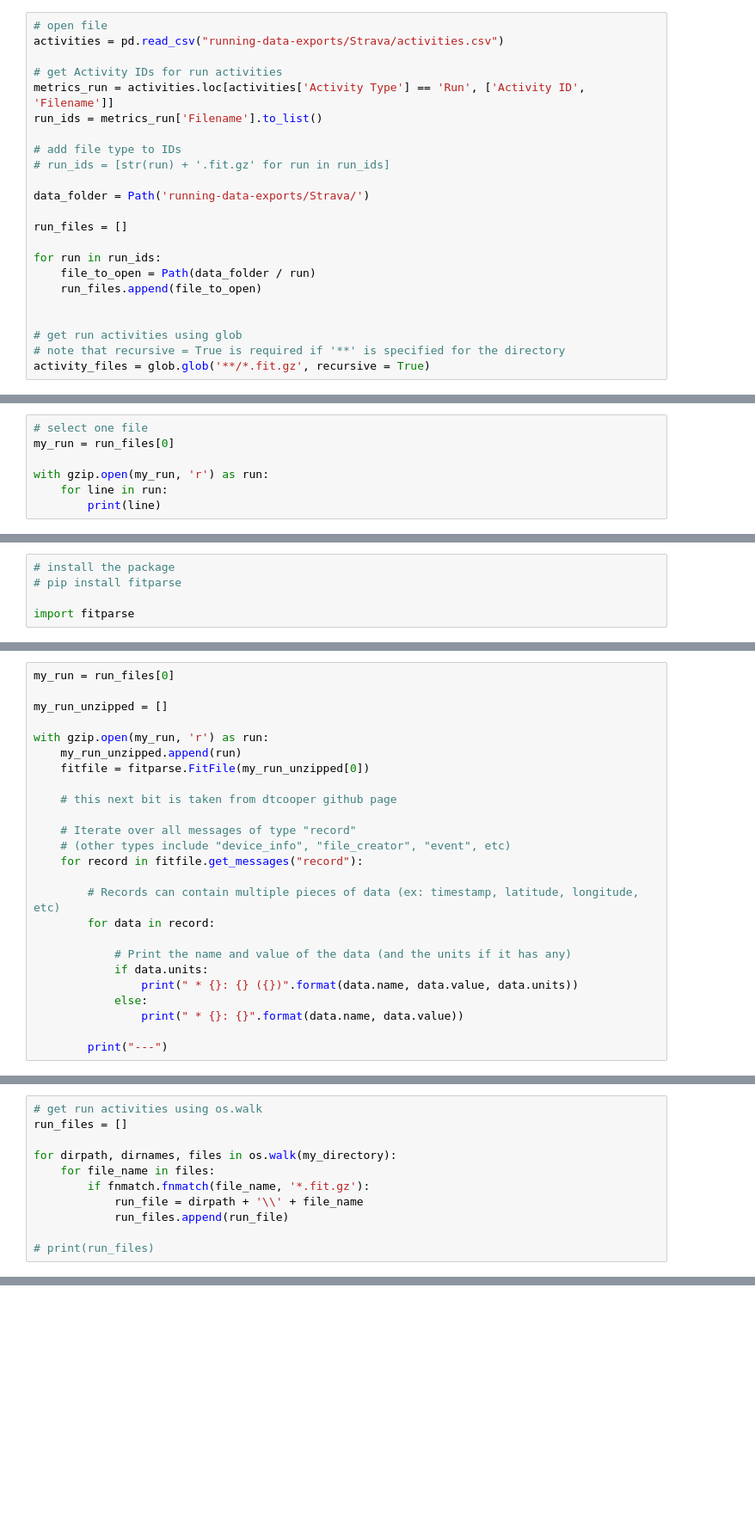
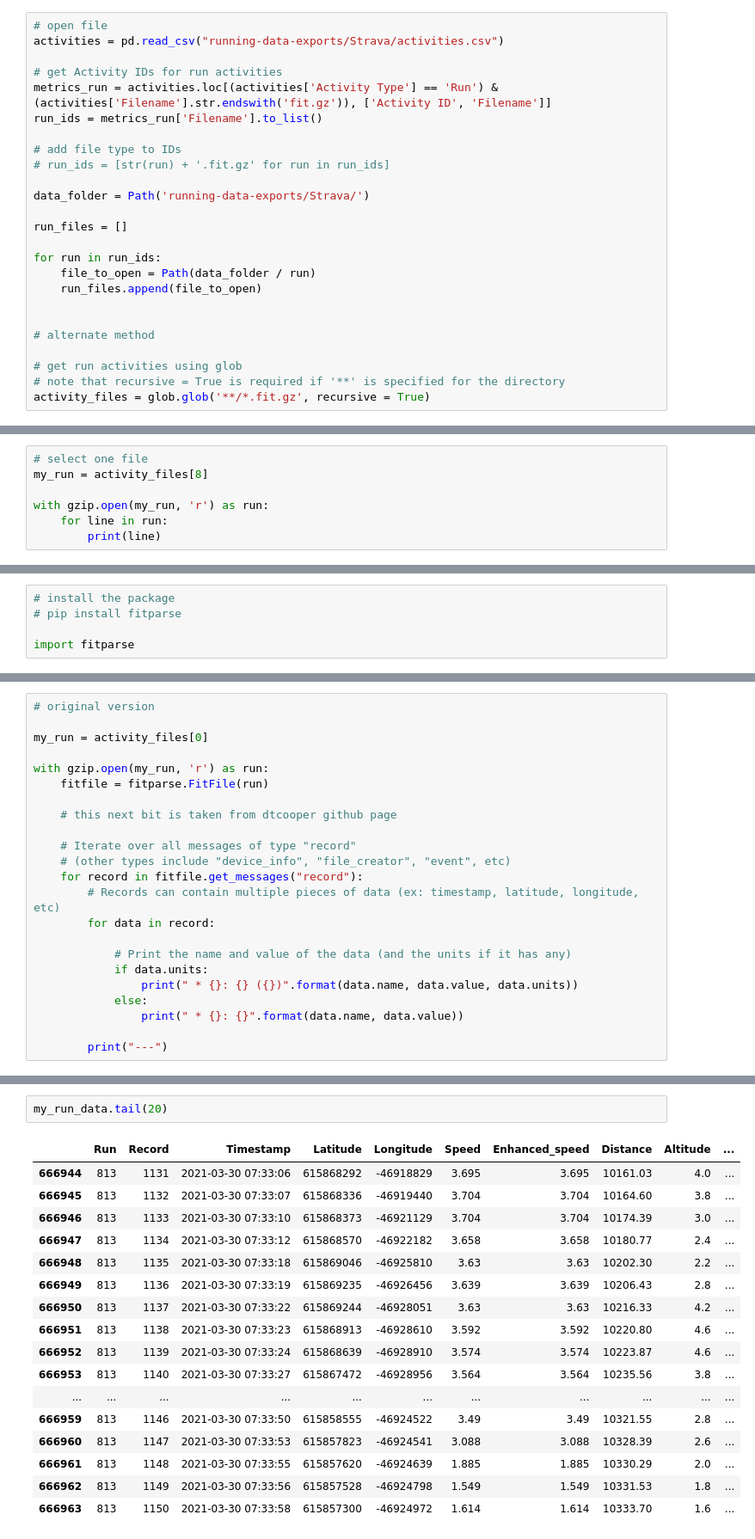
Before and after one commit to patricktudor/running, a Jupyter notebook: Running.ipynb, the cells around one changed output, grey strips where cells are left out. Shown at 86% size. Saved outputs shown, nothing was run; the diff lists cells and outputs as text; blank space fills up the shorter version.

Commit message:
getting run data into a dataframe

```diff
--- a/Running.ipynb
+++ b/Running.ipynb
@@ -41,7 +44,7 @@ First get a list of activities that are runs.
 activities = pd.read_csv("running-data-exports/Strava/activities.csv")
 
 # get Activity IDs for run activities
-metrics_run = activities.loc[activities['Activity Type'] == 'Run', ['Activity ID', 'Filename']]
+metrics_run = activities.loc[(activities['Activity Type'] == 'Run') & (activities['Filename'].str.endswith('fit.gz')), ['Activity ID', 'Filename']]
 run_ids = metrics_run['Filename'].to_list()
 
 # add file type to IDs
@@ -56,6 +59,8 @@ for run in run_ids:
     run_files.append(file_to_open)
 
 
+# alternate method
+
 # get run activities using glob
 # note that recursive = True is required if '**' is specified for the directory
 activity_files = glob.glob('**/*.fit.gz', recursive = True)
@@ -96,6 +93,6 @@ Lets open one fit.gz file and have a look at it.
 # %%
 # select one file
-my_run = run_files[0]
+my_run = activity_files[8]
 
 with gzip.open(my_run, 'r') as run:
     for line in run:
@@ -130,18 +120,16 @@ import fitparse
 # %%
-my_run = run_files[0]
+# original version
 
-my_run_unzipped = []
+my_run = activity_files[0]
 
 with gzip.open(my_run, 'r') as run:
-    my_run_unzipped.append(run)
-    fitfile = fitparse.FitFile(my_run_unzipped[0])
+    fitfile = fitparse.FitFile(run)
 
     # this next bit is taken from dtcooper github page
 
     # Iterate over all messages of type "record"
     # (other types include "device_info", "file_creator", "event", etc)
     for record in fitfile.get_messages("record"):
-
         # Records can contain multiple pieces of data (ex: timestamp, latitude, longitude, etc)
         for data in record:
 
@@ -170,14 +158,3 @@ with gzip.open(my_run, 'r') as run:
  * speed: 0.0 (m/s)
  * timestamp: 2017-03-18 08:52:47
 ---
-# %%
-# get run activities using os.walk
-run_files = []
-
-for dirpath, dirnames, files in os.walk(my_directory):
-    for file_name in files:
-        if fnmatch.fnmatch(file_name, '*.fit.gz'):
-            run_file = dirpath + '\\' + file_name
-            run_files.append(run_file)
-
-# print(run_files)
@@ -191,0 +234,20 @@ metrics_run.shape
+# %%
+my_run_data.tail(20)
+# %% [output]
+|  | Run | Record | Timestamp | Latitude | Longitude | Speed | Enhanced_speed | Distance | Altitude | ... |
+| 666944 | 813 | 1131 | 2021-03-30 07:33:06 | 615868292 | -46918829 | 3.695 | 3.695 | 10161.03 | 4.0 | ... |
+| 666945 | 813 | 1132 | 2021-03-30 07:33:07 | 615868336 | -46919440 | 3.704 | 3.704 | 10164.60 | 3.8 | ... |
+| 666946 | 813 | 1133 | 2021-03-30 07:33:10 | 615868373 | -46921129 | 3.704 | 3.704 | 10174.39 | 3.0 | ... |
+| 666947 | 813 | 1134 | 2021-03-30 07:33:12 | 615868570 | -46922182 | 3.658 | 3.658 | 10180.77 | 2.4 | ... |
+| 666948 | 813 | 1135 | 2021-03-30 07:33:18 | 615869046 | -46925810 | 3.63 | 3.63 | 10202.30 | 2.2 | ... |
+| 666949 | 813 | 1136 | 2021-03-30 07:33:19 | 615869235 | -46926456 | 3.639 | 3.639 | 10206.43 | 2.8 | ... |
+| 666950 | 813 | 1137 | 2021-03-30 07:33:22 | 615869244 | -46928051 | 3.63 | 3.63 | 10216.33 | 4.2 | ... |
+| 666951 | 813 | 1138 | 2021-03-30 07:33:23 | 615868913 | -46928610 | 3.592 | 3.592 | 10220.80 | 4.6 | ... |
+| 666952 | 813 | 1139 | 2021-03-30 07:33:24 | 615868639 | -46928910 | 3.574 | 3.574 | 10223.87 | 4.6 | ... |
+| 666953 | 813 | 1140 | 2021-03-30 07:33:27 | 615867472 | -46928956 | 3.564 | 3.564 | 10235.56 | 3.8 | ... |
+| ... | ... | ... | ... | ... | ... | ... | ... | ... | ... | ... |
+| 666959 | 813 | 1146 | 2021-03-30 07:33:50 | 615858555 | -46924522 | 3.49 | 3.49 | 10321.55 | 2.8 | ... |
+| 666960 | 813 | 1147 | 2021-03-30 07:33:53 | 615857823 | -46924541 | 3.088 | 3.088 | 10328.39 | 2.6 | ... |
+| 666961 | 813 | 1148 | 2021-03-30 07:33:55 | 615857620 | -46924639 | 1.885 | 1.885 | 10330.29 | 2.0 | ... |
+| 666962 | 813 | 1149 | 2021-03-30 07:33:56 | 615857528 | -46924798 | 1.549 | 1.549 | 10331.53 | 1.8 | ... |
+| 666963 | 813 | 1150 | 2021-03-30 07:33:58 | 615857300 | -46924972 | 1.614 | 1.614 | 10333.70 | 1.6 | ... |
```
Also changed, not shown: parts of 17 cells of this notebook, 3 other files.
